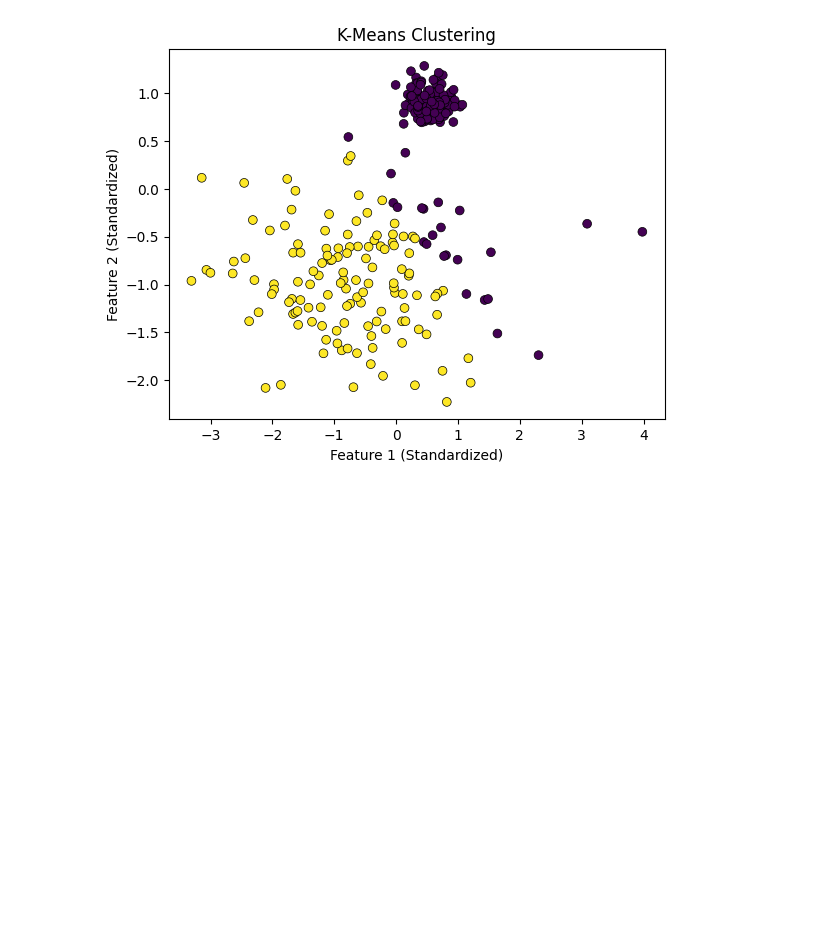
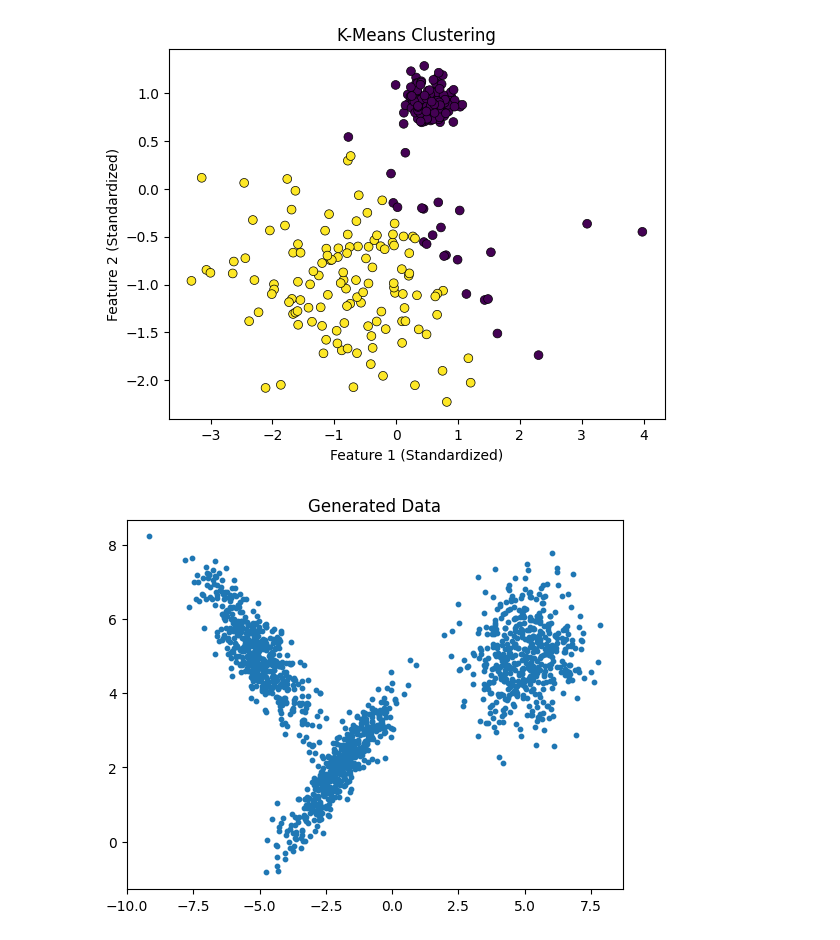
Before and after one commit to piyush1856/machine-learning-algorithms, a Jupyter notebook: 14_clustering/gausian_mixture_model.ipynb, the cells around one changed output. Drawn from its saved outputs; the diff is of its cells as text; code cells hidden in the pictures; blank space fills up the shorter version.

```diff
--- a/14_clustering/gausian_mixture_model.ipynb
+++ b/14_clustering/gausian_mixture_model.ipynb
@@ -56,0 +60,26 @@ from sklearn.cluster import KMeans
+# %%
+# Generate synthetic data
+n_samples = 1500
+# %%
+# Define parameters for three Gaussian clusters
+mean1 = [-2, 2]
+cov1 = [[1, 0.9], [0.9, 1]]  # High correlation
+mean2 = [5, 5]
+cov2 = [[1, 0], [0, 1]]  # No correlation
+mean3 = [-5, 5]
+cov3 = [[1, -0.8], [-0.8, 1]]  # Negative correlation
+# %%
+# Generate points for each cluster
+X1 = np.random.multivariate_normal(mean1, cov1, n_samples // 3)
+X2 = np.random.multivariate_normal(mean2, cov2, n_samples // 3)
+X3 = np.random.multivariate_normal(mean3, cov3, n_samples // 3)
+
+# Combine the points to create the dataset
+X = np.vstack((X1, X2, X3))
+# %%
+# Plot the generated data
+plt.scatter(X[:, 0], X[:, 1], s=10)
+plt.title("Generated Data")
+plt.show()
+# %% [output]
+[figure, added]
```
Also changed, not shown: parts of 5 cells of this notebook.
